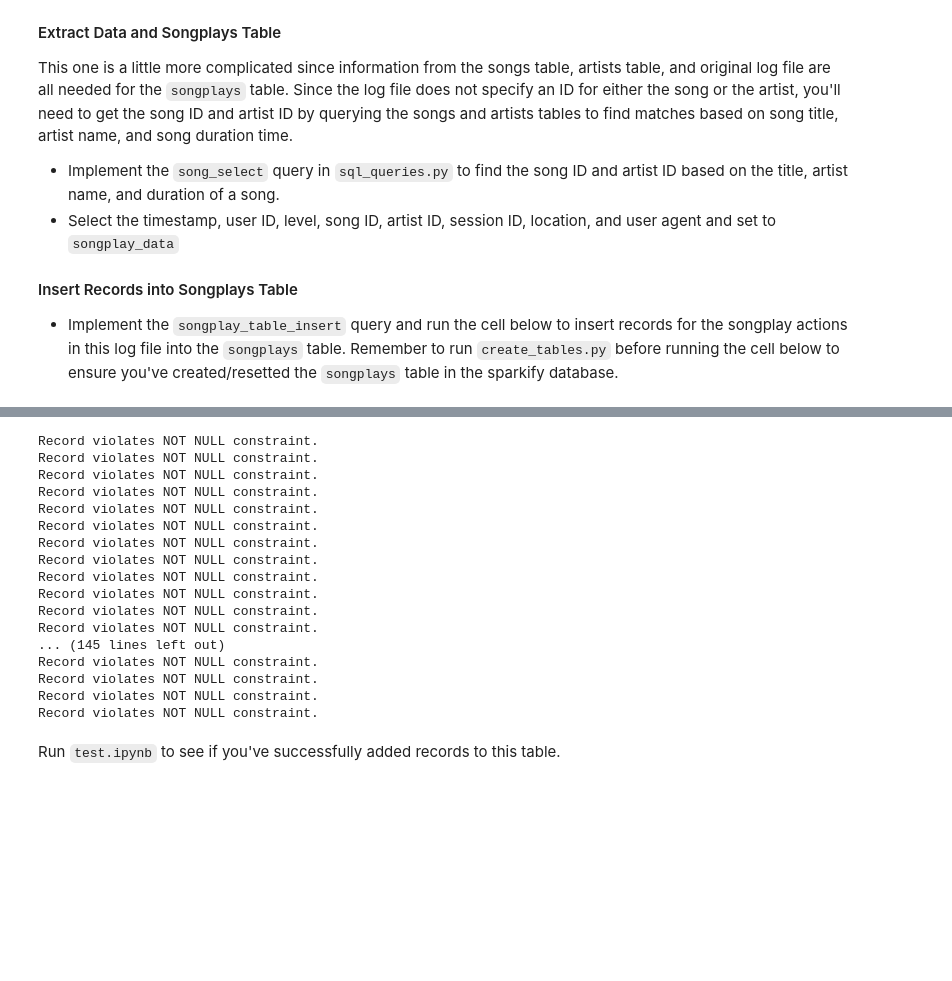
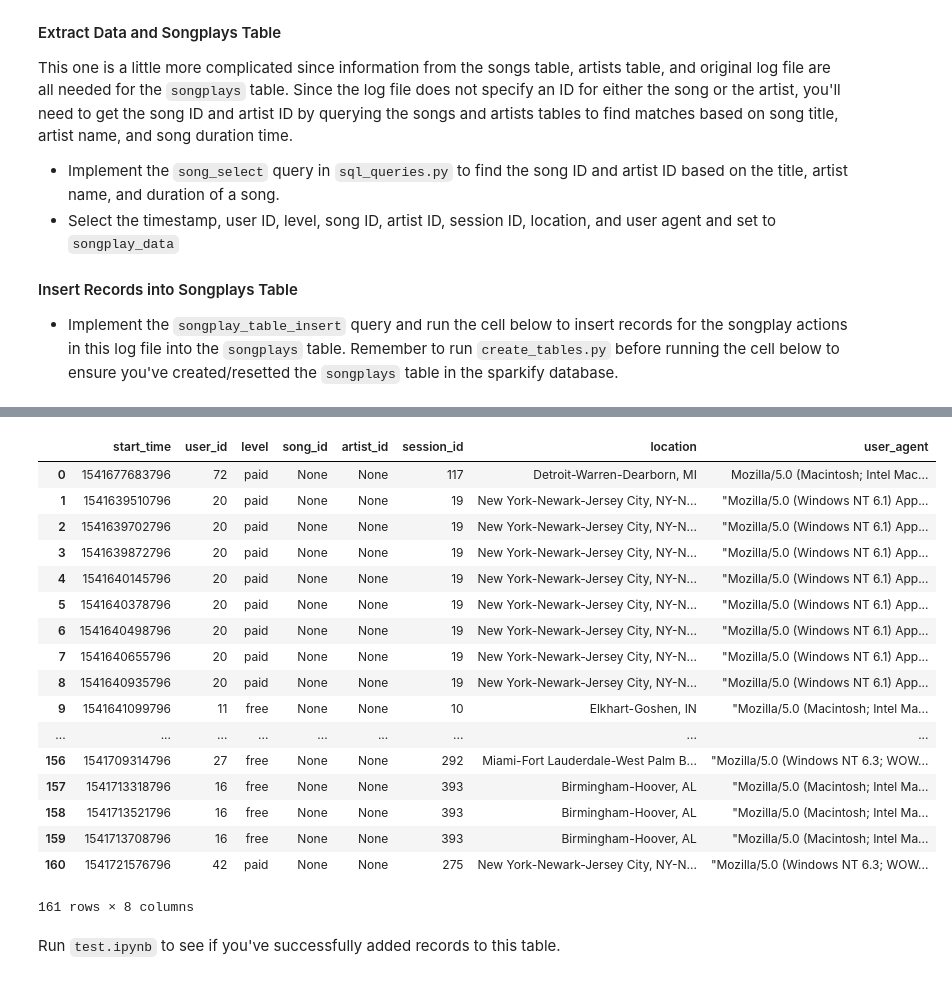
Before and after one commit to janjagusch/dend-01-data-modeling-postgres, a Jupyter notebook: notebooks/etl.ipynb, the cells around one changed output, grey strips where cells are left out. Cells and saved outputs as stored; diff of their text form; code cells hidden in the pictures; blank space fills up the shorter version.

```diff
--- a/notebooks/etl.ipynb
+++ b/notebooks/etl.ipynb
@@ -281,0 +325,2 @@ SELECT songplays_staging.start_time,
+# %%
+query = """select * from artists;"""
@@ -282,27 +348,30 @@ SELECT songplays_staging.start_time,
 # %%
-songplays_data = pd.read_sql(query, conn).to_dict("records")
+songplays_data = pd.read_sql(query, conn)
+# %%
+songplays_data
+# %% [output]
+|  | start_time | user_id | level | song_id | artist_id | session_id | location | user_agent |
+| 0 | 1541677683796 | 72 | paid | None | None | 117 | Detroit-Warren-Dearborn, MI | Mozilla/5.0 (Macintosh; Intel Mac... |
+| 1 | 1541639510796 | 20 | paid | None | None | 19 | New York-Newark-Jersey City, NY-N... | "Mozilla/5.0 (Windows NT 6.1) App... |
+| 2 | 1541639702796 | 20 | paid | None | None | 19 | New York-Newark-Jersey City, NY-N... | "Mozilla/5.0 (Windows NT 6.1) App... |
+| 3 | 1541639872796 | 20 | paid | None | None | 19 | New York-Newark-Jersey City, NY-N... | "Mozilla/5.0 (Windows NT 6.1) App... |
+| 4 | 1541640145796 | 20 | paid | None | None | 19 | New York-Newark-Jersey City, NY-N... | "Mozilla/5.0 (Windows NT 6.1) App... |
+| 5 | 1541640378796 | 20 | paid | None | None | 19 | New York-Newark-Jersey City, NY-N... | "Mozilla/5.0 (Windows NT 6.1) App... |
+| 6 | 1541640498796 | 20 | paid | None | None | 19 | New York-Newark-Jersey City, NY-N... | "Mozilla/5.0 (Windows NT 6.1) App... |
+| 7 | 1541640655796 | 20 | paid | None | None | 19 | New York-Newark-Jersey City, NY-N... | "Mozilla/5.0 (Windows NT 6.1) App... |
+| 8 | 1541640935796 | 20 | paid | None | None | 19 | New York-Newark-Jersey City, NY-N... | "Mozilla/5.0 (Windows NT 6.1) App... |
+| 9 | 1541641099796 | 11 | free | None | None | 10 | Elkhart-Goshen, IN | "Mozilla/5.0 (Macintosh; Intel Ma... |
+| ... | ... | ... | ... | ... | ... | ... | ... | ... |
+| 156 | 1541709314796 | 27 | free | None | None | 292 | Miami-Fort Lauderdale-West Palm B... | "Mozilla/5.0 (Windows NT 6.3; WOW... |
+| 157 | 1541713318796 | 16 | free | None | None | 393 | Birmingham-Hoover, AL | "Mozilla/5.0 (Macintosh; Intel Ma... |
+| 158 | 1541713521796 | 16 | free | None | None | 393 | Birmingham-Hoover, AL | "Mozilla/5.0 (Macintosh; Intel Ma... |
+| 159 | 1541713708796 | 16 | free | None | None | 393 | Birmingham-Hoover, AL | "Mozilla/5.0 (Macintosh; Intel Ma... |
+| 160 | 1541721576796 | 42 | paid | None | None | 275 | New York-Newark-Jersey City, NY-N... | "Mozilla/5.0 (Windows NT 6.3; WOW... |
+161 rows × 8 columns
 # %%
 conn.commit()
 # %%
 insert(sql_queries.songplay_table_insert, songplays_data, cur, conn)
-# %% [output]
-Record violates NOT NULL constraint.
-Record violates NOT NULL constraint.
-Record violates NOT NULL constraint.
-Record violates NOT NULL constraint.
-Record violates NOT NULL constraint.
-Record violates NOT NULL constraint.
-Record violates NOT NULL constraint.
-Record violates NOT NULL constraint.
-Record violates NOT NULL constraint.
-Record violates NOT NULL constraint.
-Record violates NOT NULL constraint.
-Record violates NOT NULL constraint.
-... (145 lines left out)
-Record violates NOT NULL constraint.
-Record violates NOT NULL constraint.
-Record violates NOT NULL constraint.
-Record violates NOT NULL constraint.
 # %% [markdown]
 Run `test.ipynb` to see if you've successfully added records to this table.
 # %% [markdown]
```
Also changed, not shown: parts of 11 cells of this notebook, 11 other files.
